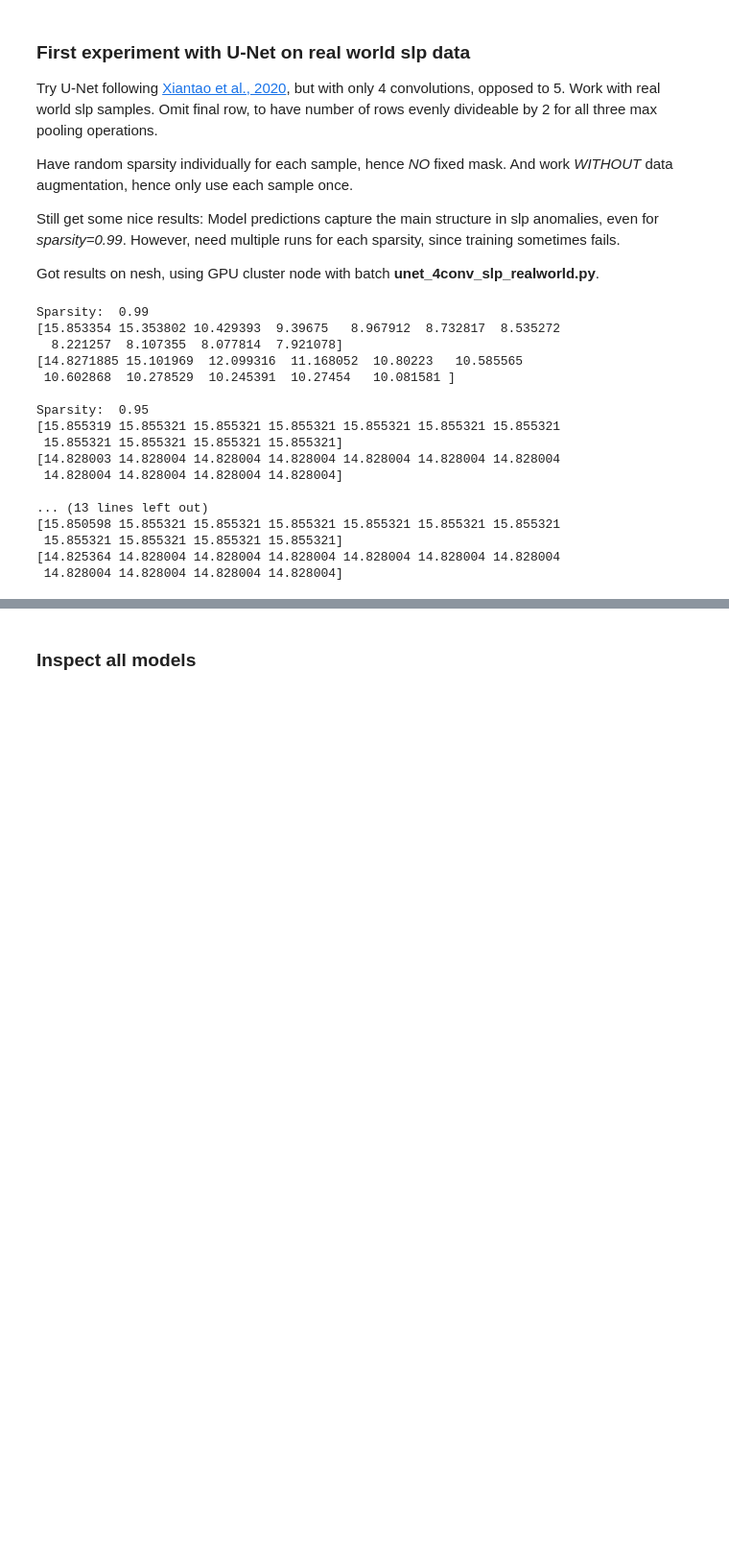
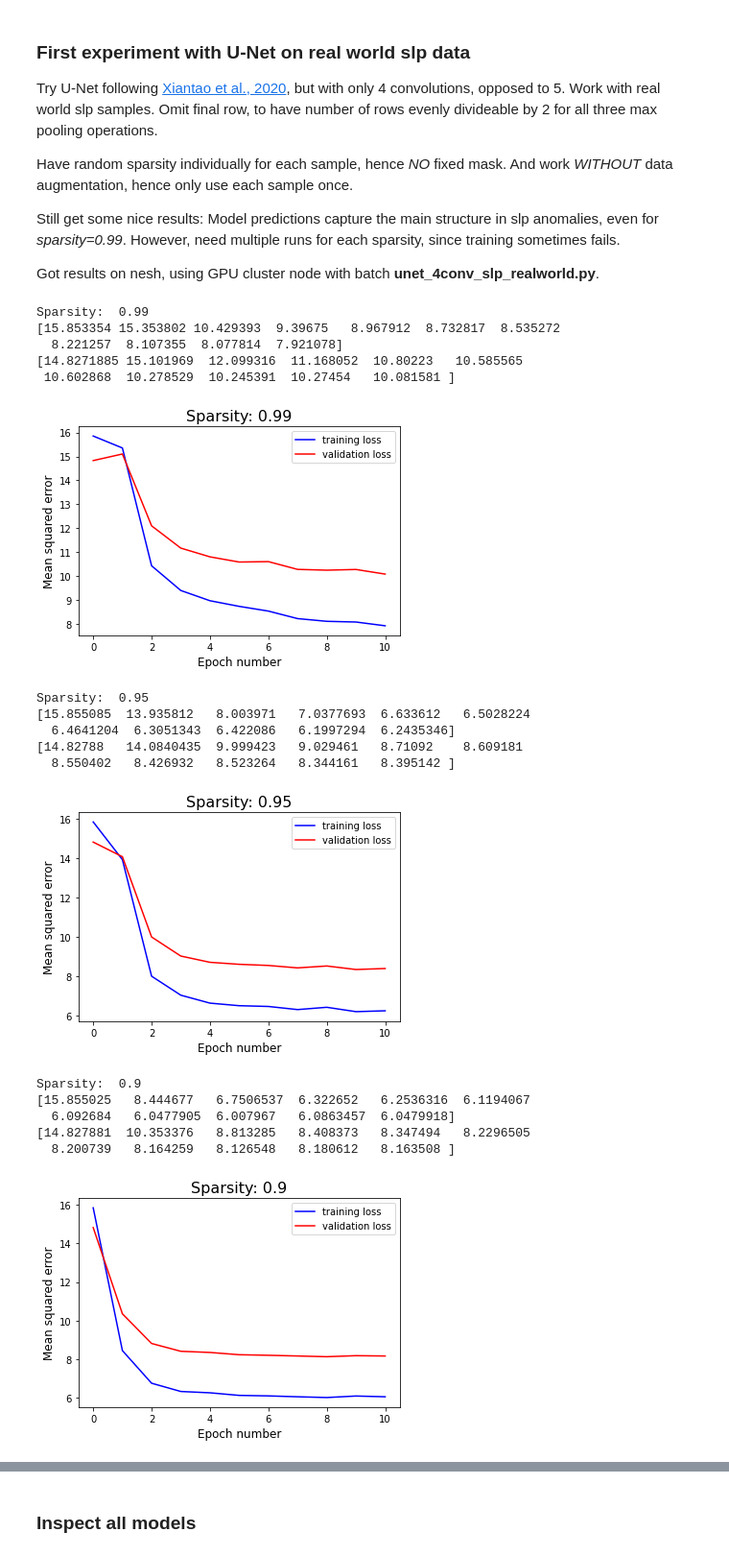
Before and after one commit to MarcoLandtHayen/reconstruct-sparse-inputs, a Jupyter notebook: notebooks/02_Postprocessing_unet_4conv_slp_realworld.ipynb, the cells around one changed output, grey strips where cells are left out. Shown at 96% size. Drawn from its saved outputs; the diff is of its cells as text; code cells hidden in the pictures; blank space fills up the shorter version.

Commit message:
Extend post-processing pipeline: Show loss curves

```diff
--- a/notebooks/02_Postprocessing_unet_4conv_slp_realworld.ipynb
+++ b/notebooks/02_Postprocessing_unet_4conv_slp_realworld.ipynb
@@ -56,35 +56,65 @@ epochs = parameters['epochs']
 # %%
 ## Get an overview of train and validation loss, depending on sparsity.
 ## Note: Start with epoch 0, hence untrained model.
+
+# Initialize storage for final train and validation loss:
+train_loss_final = []
+val_loss_final = []
 
 # Loop over array of desired sparsity:
 for i in range(len(sparsity_all)):
 
     # Get current sparsity:
     sparsity = sparsity_all[i]
 
     # Reload loss:
     train_loss = np.load(path / 'sparsity_' f'{int(sparsity*100)}'/ 'train_loss.npy')
     val_loss = np.load(path / 'sparsity_' f'{int(sparsity*100)}'/ 'val_loss.npy')
 
     print("Sparsity: ", sparsity)
     print(train_loss)
     print(val_loss,"\n")
+
+    # Plot train and val_loss (bin. cross-entropy)
+    plt.plot(train_loss, color = 'blue', label = 'training loss')
+    plt.plot(val_loss, color = 'red', label = 'validation loss')
+    plt.xlabel('Epoch number', fontsize=12)
+    plt.ylabel('Mean squared error', fontsize=12)
+    #plt.ylim(0.6, 0.8)
+    plt.title('Sparsity: '+str(sparsity), fontsize=16)
+    plt.legend()
+    plt.show()
+
+    # Store final train and validation loss:
+    train_loss_final.append(train_loss[-1])
+    val_loss_final.append(val_loss[-1])
+
+# Plot final train and validation loss over sparsity:
+plt.plot(train_loss_final, color = 'blue', label = 'final training loss')
+plt.plot(val_loss_final, color = 'red', label = 'final validation loss')
+plt.xlabel('Sparsity', fontsize=12)
+plt.ylabel('Mean squared error', fontsize=12)
+plt.xticks(np.arange(0, len(sparsity_all), step=1), sparsity_all, fontsize=12)
+#plt.ylim(0.6, 0.8)
+plt.title('Final loss over sparsity', fontsize=16)
+plt.legend()
+plt.show()
 # %% [output]
 Sparsity:  0.99
 [15.853354 15.353802 10.429393  9.39675   8.967912  8.732817  8.535272
   8.221257  8.107355  8.077814  7.921078]
 [14.8271885 15.101969  12.099316  11.168052  10.80223   10.585565
  10.602868  10.278529  10.245391  10.27454   10.081581 ]
-
-Sparsity:  0.95
-[15.855319 15.855321 15.855321 15.855321 15.855321 15.855321 15.855321
- 15.855321 15.855321 15.855321 15.855321]
-[14.828003 14.828004 14.828004 14.828004 14.828004 14.828004 14.828004
- 14.828004 14.828004 14.828004 14.828004]
-
-... (13 lines left out)
-[15.850598 15.855321 15.855321 15.855321 15.855321 15.855321 15.855321
- 15.855321 15.855321 15.855321 15.855321]
-[14.825364 14.828004 14.828004 14.828004 14.828004 14.828004 14.828004
- 14.828004 14.828004 14.828004 14.828004]
+[figure, added]
+Sparsity:  0.95
+[15.855085  13.935812   8.003971   7.0377693  6.633612   6.5028224
+  6.4641204  6.3051343  6.422086   6.1997294  6.2435346]
+[14.82788   14.0840435  9.999423   9.029461   8.71092    8.609181
+  8.550402   8.426932   8.523264   8.344161   8.395142 ]
+[figure, added]
+Sparsity:  0.9
+[15.855025   8.444677   6.7506537  6.322652   6.2536316  6.1194067
+  6.092684   6.0477905  6.007967   6.0863457  6.0479918]
+[14.827881  10.353376   8.813285   8.408373   8.347494   8.2296505
+  8.200739   8.164259   8.126548   8.180612   8.163508 ]
+[figure, added]
```
Also changed, not shown: parts of 1 cell of this notebook.
